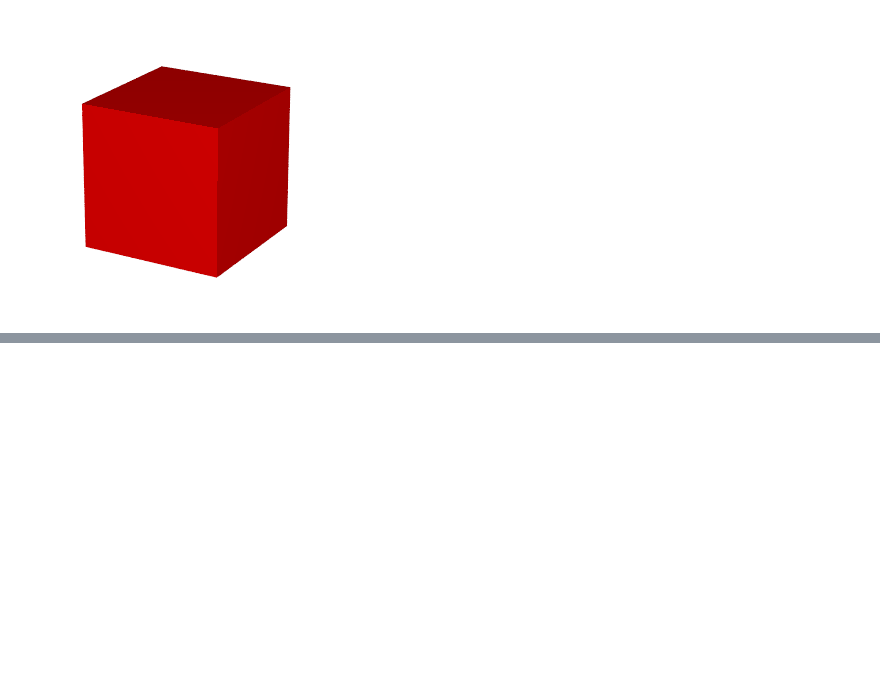
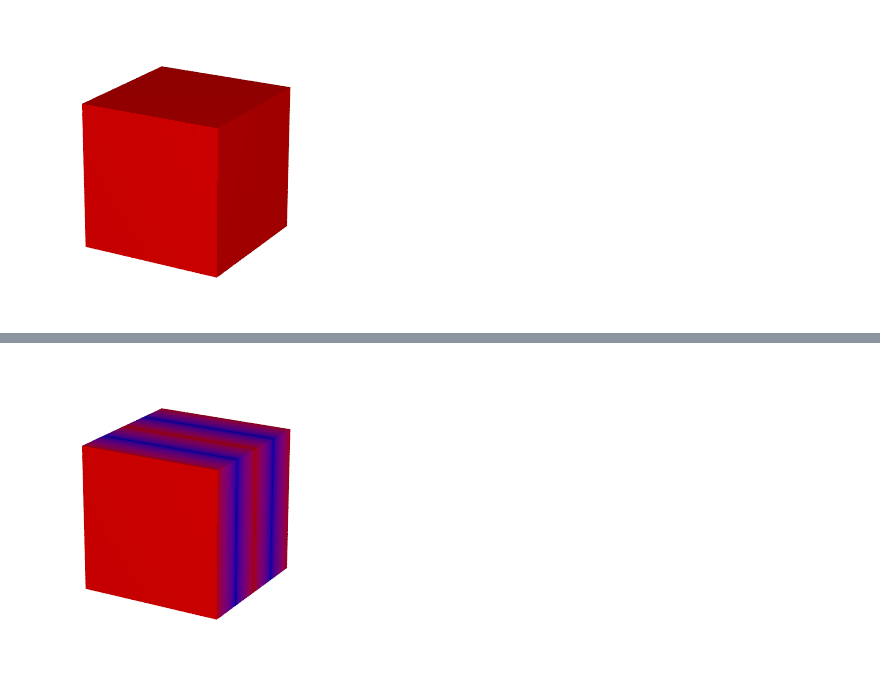
Before and after one commit to daizutabi/fdray, a Jupyter notebook: notebooks/pigment.ipynb, the cells around one changed output, grey strips where cells are left out. Drawn from its saved outputs; the diff is of its cells as text; code cells hidden in the pictures; blank space fills up the shorter version.

```diff
--- a/notebooks/pigment.ipynb
+++ b/notebooks/pigment.ipynb
@@ -44,0 +46,5 @@ render(pigment)
+# %%
+p = Pigment("gradient x", ColorMap((0, "red"), (0.5, "blue"), (1, "red")))
+render(p)
+# %% [output]
+[figure, added]
```
Also changed, not shown: parts of 7 cells of this notebook, 1 other file.
